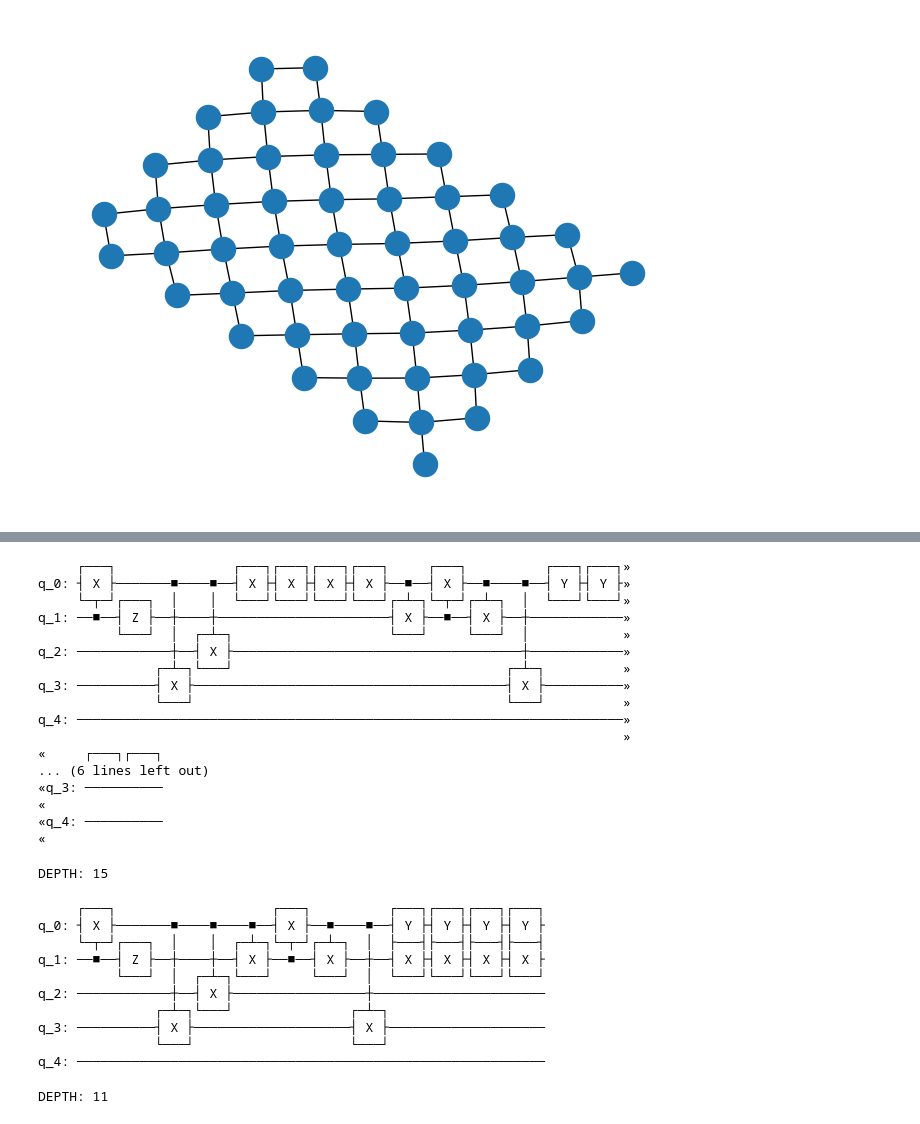
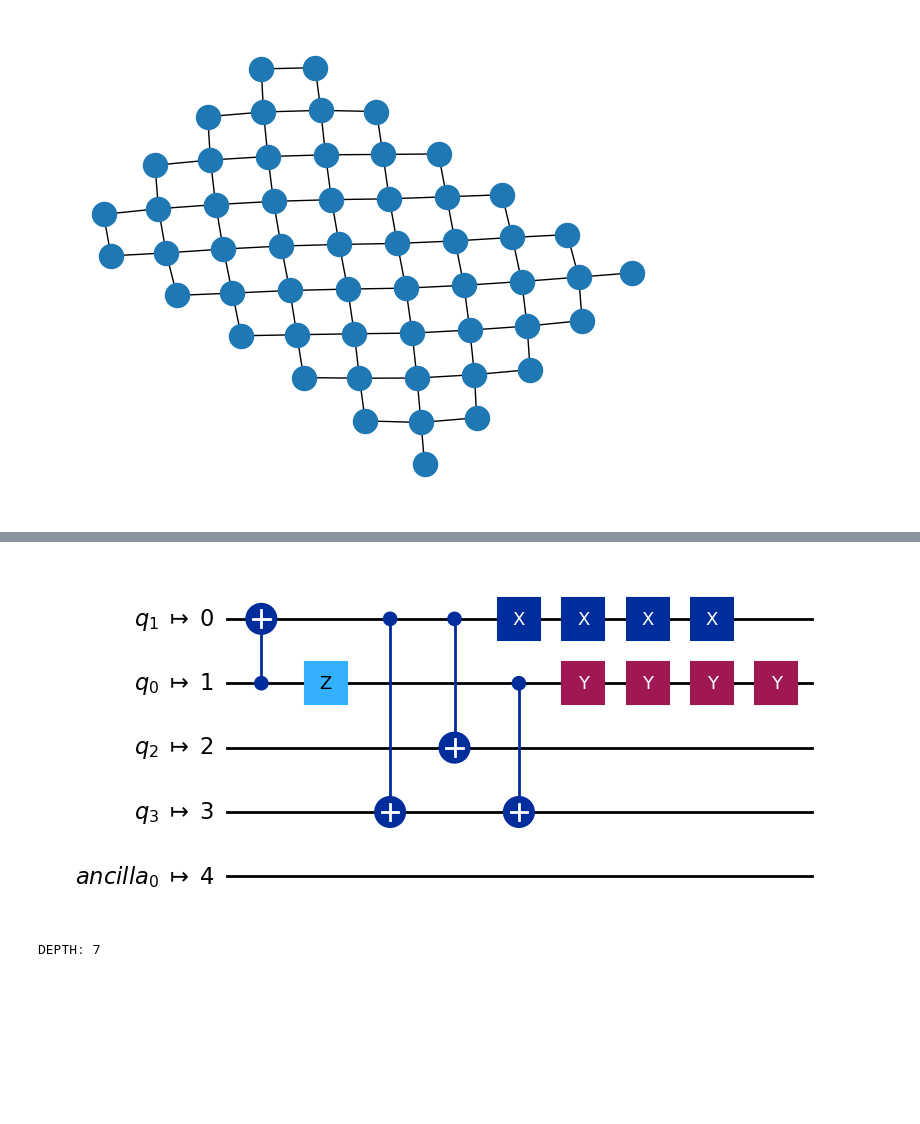
Before and after one commit to ebony72/sqgm, a Jupyter notebook: display.ipynb, the cells around one changed output, grey strips where cells are left out. Drawn from its saved outputs; the diff is of its cells as text; code cells hidden in the pictures; blank space fills up the shorter version.

```diff
--- a/display.ipynb
+++ b/display.ipynb
@@ -96,37 +75,20 @@ DEPTH: 7
-# %%
-qc3 = display_qc("sqgm_data/example_4q/example_4q-sabre0394-depth_min-out.qasm", t="circuit")
-print(f"DEPTH: {qc3.depth()}")
-# %% [output]
-     ┌───┐               ┌───┐┌───┐┌───┐┌───┐     ┌───┐          ┌───┐┌───┐»
-q_0: ┤ X ├───────■────■──┤ X ├┤ X ├┤ X ├┤ X ├──■──┤ X ├──■────■──┤ Y ├┤ Y ├»
-     └─┬─┘┌───┐  │    │  └───┘└───┘└───┘└───┘┌─┴─┐└─┬─┘┌─┴─┐  │  └───┘└───┘»
-q_1: ──■──┤ Z ├──┼────┼──────────────────────┤ X ├──■──┤ X ├──┼────────────»
-          └───┘  │  ┌─┴─┐                    └───┘     └───┘  │            »
-q_2: ────────────┼──┤ X ├─────────────────────────────────────┼────────────»
-               ┌─┴─┐└───┘                                   ┌─┴─┐          »
-q_3: ──────────┤ X ├────────────────────────────────────────┤ X ├──────────»
-               └───┘                                        └───┘          »
-q_4: ──────────────────────────────────────────────────────────────────────»
-                                                                           »
-«     ┌───┐┌───┐
-... (6 lines left out)
-«q_3: ──────────
-«
-«q_4: ──────────
-«
-DEPTH: 15
-# %%
-qc4 = display_qc("sqgm_data/example_4q/example_4q-sqgm-depth_min-out.qasm", t="circuit")
-print(f"DEPTH: {qc4.depth()}")
-# %% [output]
-     ┌───┐                    ┌───┐          ┌───┐┌───┐┌───┐┌───┐
-q_0: ┤ X ├───────■────■────■──┤ X ├──■────■──┤ Y ├┤ Y ├┤ Y ├┤ Y ├
-     └─┬─┘┌───┐  │    │  ┌─┴─┐└─┬─┘┌─┴─┐  │  ├───┤├───┤├───┤├───┤
-q_1: ──■──┤ Z ├──┼────┼──┤ X ├──■──┤ X ├──┼──┤ X ├┤ X ├┤ X ├┤ X ├
-          └───┘  │  ┌─┴─┐└───┘     └───┘  │  └───┘└───┘└───┘└───┘
-q_2: ────────────┼──┤ X ├─────────────────┼──────────────────────
-               ┌─┴─┐└───┘               ┌─┴─┐
-q_3: ──────────┤ X ├────────────────────┤ X ├────────────────────
-               └───┘                    └───┘
-q_4: ────────────────────────────────────────────────────────────
-DEPTH: 11
+# %%
+im = Layout({
+    qc.qubits[0]: 1,
+    qc.qubits[1]: 0,
+    qc.qubits[2]: 2,
+    qc.qubits[3]: 3
+})
+init_pm = PassManager([
+    SetLayout(im),
+    FullAncillaAllocation(ag),
+    EnlargeWithAncilla(),
+    ApplyLayout()
+])
+init_qc = init_pm.run(qc)
+
+display_qc(init_qc)
+print(f"DEPTH: {qc.depth()}")
+# %% [output]
+[figure, added]
+DEPTH: 7
```
Also changed, not shown: parts of 20 cells of this notebook, 8 other files.
